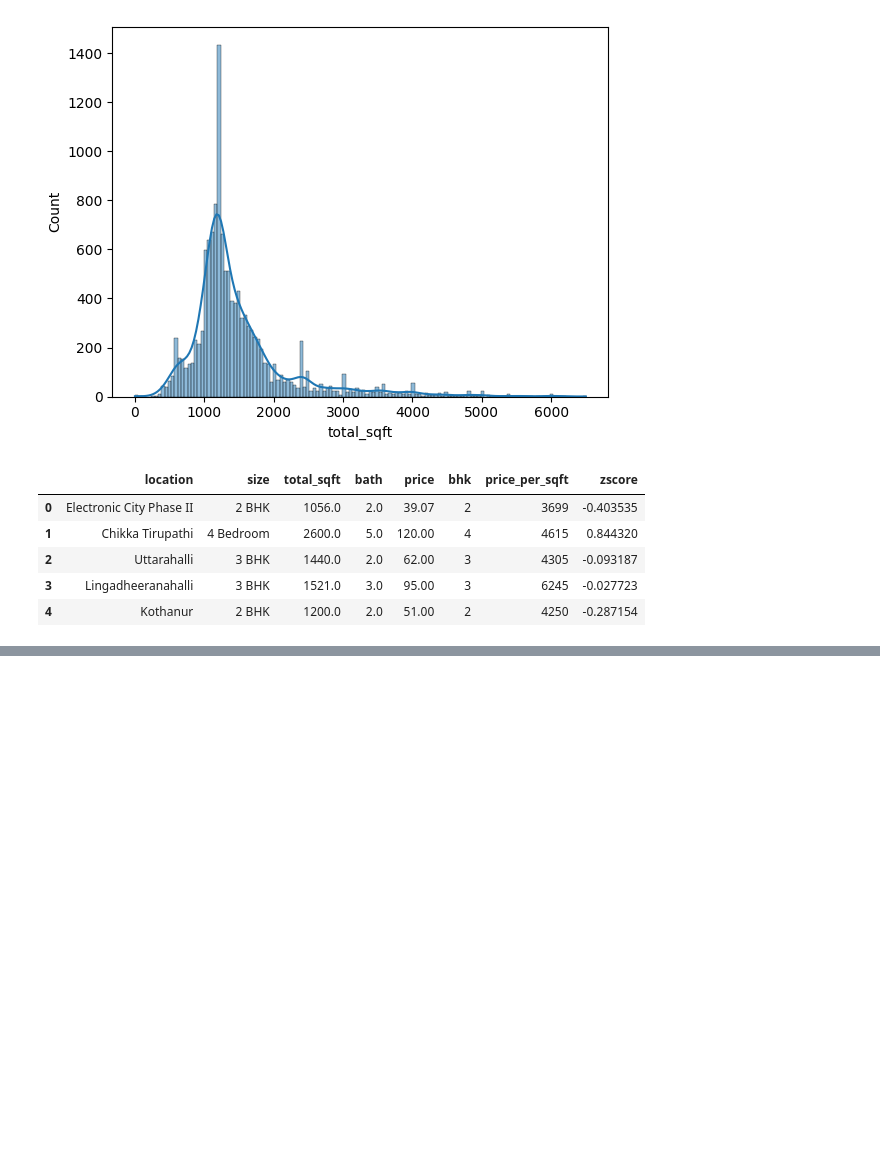
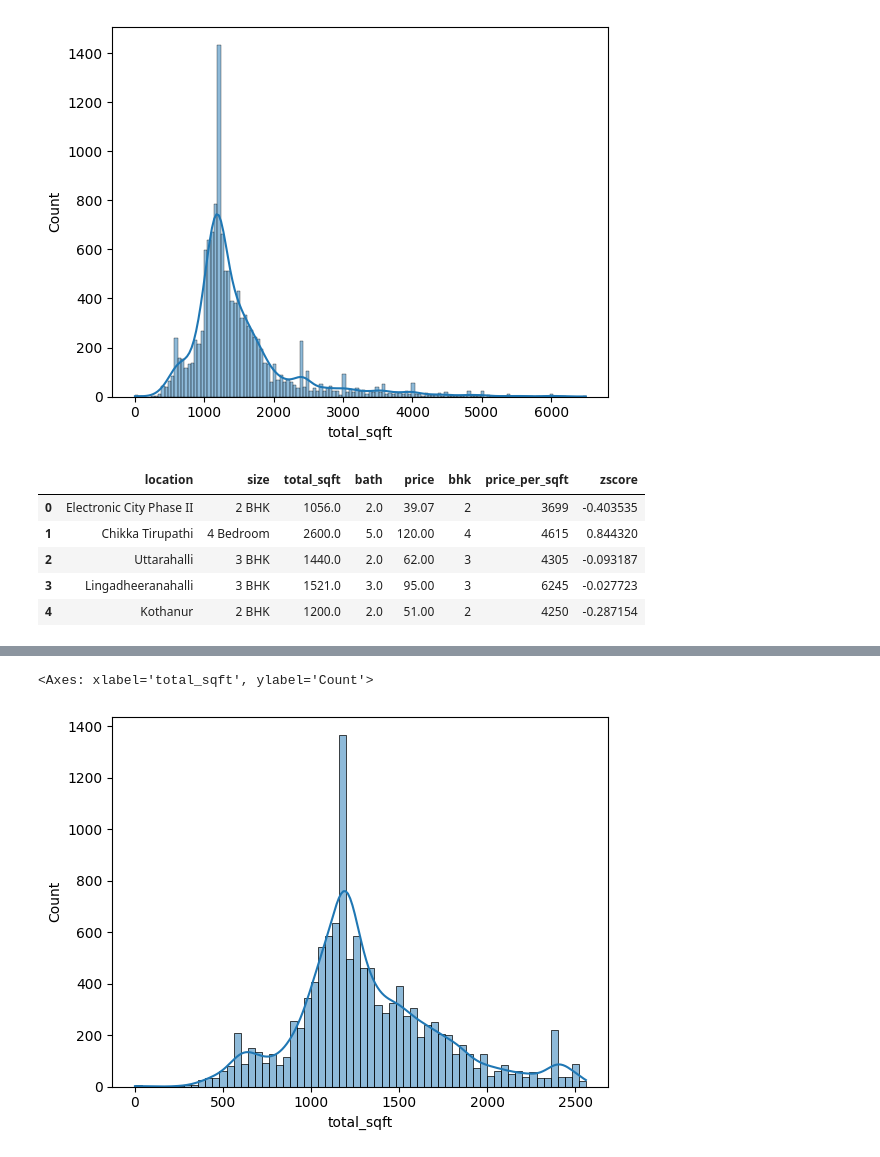
Before and after one commit to evgeniosk94/General-Python-Exercises, a Jupyter notebook: Data Science Roadmap for Beginners/Normal_distribution.ipynb, the cells around one changed output, grey strips where cells are left out. Drawn from its saved outputs; the diff is of its cells as text; code cells hidden in the pictures; blank space fills up the shorter version.

```diff
--- a/Data Science Roadmap for Beginners/Normal_distribution.ipynb
+++ b/Data Science Roadmap for Beginners/Normal_distribution.ipynb
@@ -124,0 +144,8 @@ df_new_z_score
+# %%
+MAD = np.median((np.abs(df.total_sqft -median)))
+def get_zscore_modified(value, median, MAD):
+        z_score_modified = 0.6745 * (value - median) / MAD
+        return z_score_modified
+# %%
+df["z_score_modified"] = df.total_sqft.apply(lambda x: get_zscore_modified(x, median, MAD))
+df.head()
@@ -124,0 +175,2 @@ df_new_z_score
+# %%
+df_new_z_score_mod=df[df.z_score_modified<3.5]
@@ -124,0 +182,5 @@ df_new_z_score
+# %%
+sns.histplot(data=df_new_z_score_mod, x="total_sqft", kde=True)
+# %% [output]
+<Axes: xlabel='total_sqft', ylabel='Count'>
+[figure, added]
```
Also changed, not shown: parts of 8 cells of this notebook.
